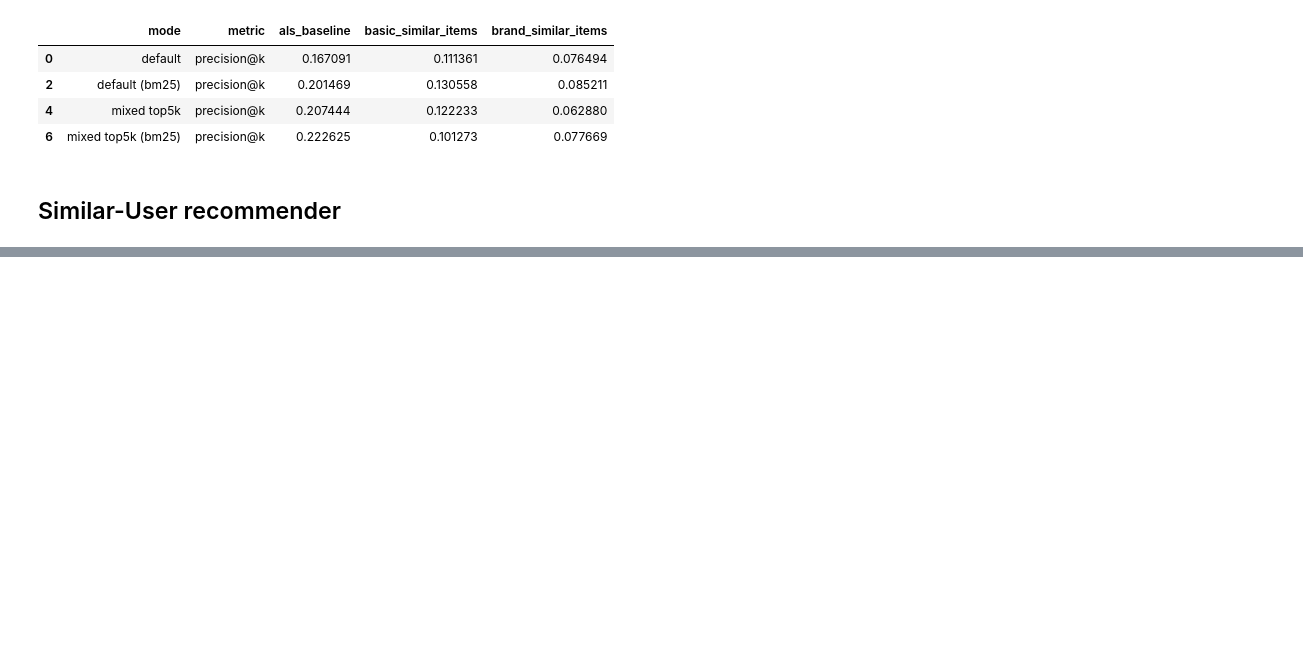
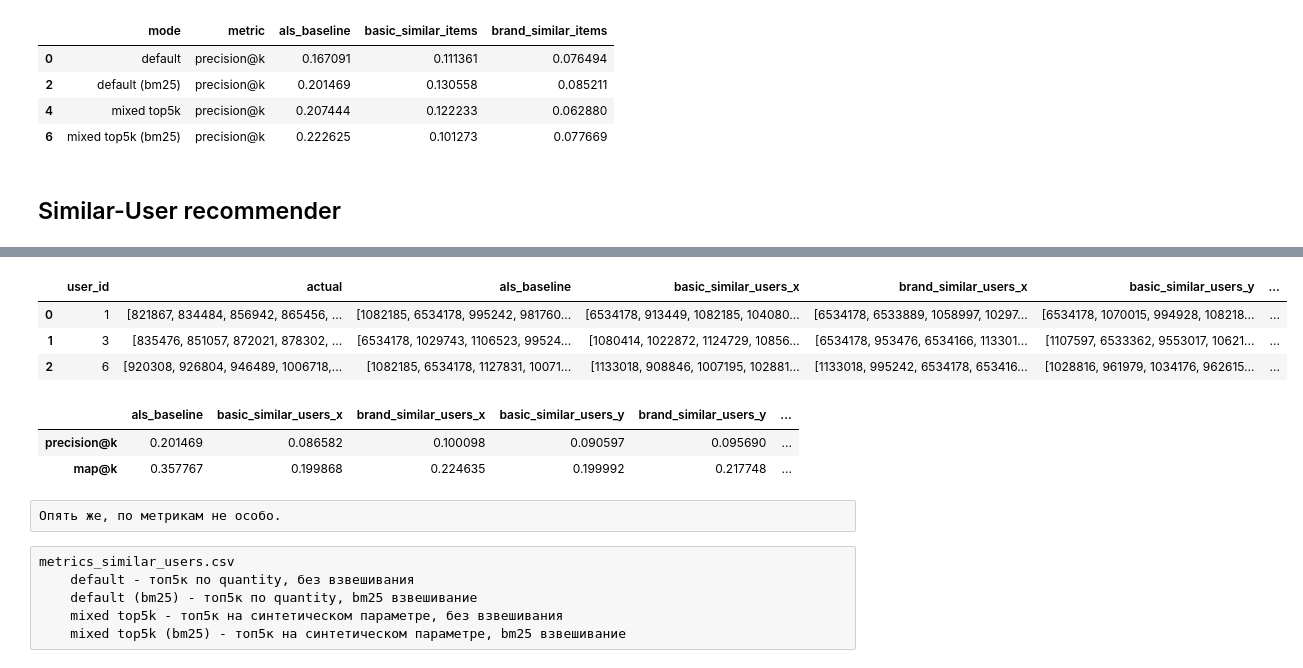
Before and after one commit to j2cry/gb_recommends, a Jupyter notebook: hw4/hw4.ipynb, the cells around one changed output, grey strips where cells are left out. Cells and saved outputs as stored; diff of their text form; code cells hidden in the pictures; blank space fills up the shorter version.

Commit message:
hw4: Similar-User recommender
basic filter
private label filter
(non)weighted metrics

```diff
--- a/hw4/hw4.ipynb
+++ b/hw4/hw4.ipynb
@@ -396,0 +433,35 @@ metrics[metrics['metric'] == 'precision@k']
+# %%
+def similar_user_recommend(mdl, users, data, measure='popularity', k=5,
+                           filter_func=basic_user_filter, placeholder=(), title='similar_users'):
+    """"""
+    # для каждого юзера из запроса находим K ближайших
+    sim = pd.Series(users).apply(lambda uid: get_nearest_users(mdl, userid=uid, k=k))
+    # для каждого пользователя в запросе составляем общий список товаров из топ К покупок каждого ближайшего пользователя
+    # полученные списки содержат наиболее релевантные товары ближайшего(-их) пользователя(-ей)
+    all_items = data.groupby(['user_id', 'item_id'])[measure].sum().reset_index()
+    items = sim.apply(lambda x: filter_top_for_users(all_items, x, measure, k)['item_id'].drop_duplicates().values)
+    # теперь можем дополнительно отфильтровать полученные списки
+    #   по умолчанию берем первые К товаров
+    items = items.apply(lambda val: filter_func(val, k) if filter_func and callable(filter_func) else lambda x: x[:k])
+    # если похожие пользователи мало покупали, то рекомендаций может не хватить
+    sizes = items.apply(len)
+    if (low_pred := items.index[sizes < k]).any():
+        cprint(f"Some users have less than {k} predictions!", BColor.WARNING)
+        print(low_pred.tolist())
+        # какая-то обработка подобных ситуаций
+    if (nan_pred := items.index[sizes == 0]).any():
+        cprint(f"Some users have no predictions at all!", BColor.FAIL)
+        print(nan_pred.tolist())
+        # какая-то обработка подобных ситуаций
+    items.name = title
+    items.index = users
+    return items
+# %%
+# init predictions
+predictions = baseline.copy()
+# %%
+%%time
+# базовые рекомендации по similar user
+basic_similar_users = similar_user_recommend(model, baseline['user_id'], top_train, measure='popularity',
+                                             k=5, title='basic_similar_users')
+predictions = predictions.merge(basic_similar_users, on='user_id', how='left')
@@ -396,0 +473,6 @@ metrics[metrics['metric'] == 'precision@k']
+# %%
+%%time
+# рекомендации по similar user предпочтительно private brand
+brand_similar_users = similar_user_recommend(model, baseline['user_id'], top_train, measure='popularity',
+                                             k=5, title='brand_similar_users', filter_func=private_label_user_filter)
+predictions = predictions.merge(brand_similar_users, on='user_id', how='left')
@@ -396,0 +484,22 @@ metrics[metrics['metric'] == 'precision@k']
+# %%
+predictions.head(3)
+# %% [output]
+|  | user_id | actual | als_baseline | basic_similar_users_x | brand_similar_users_x | basic_similar_users_y | ... |
+| 0 | 1 | [821867, 834484, 856942, 865456, ... | [1082185, 6534178, 995242, 981760... | [6534178, 913449, 1082185, 104080... | [6534178, 6533889, 1058997, 10297... | [6534178, 1070015, 994928, 108218... | ... |
+| 1 | 3 | [835476, 851057, 872021, 878302, ... | [6534178, 1029743, 1106523, 99524... | [1080414, 1022872, 1124729, 10856... | [6534178, 953476, 6534166, 113301... | [1107597, 6533362, 9553017, 10621... | ... |
+| 2 | 6 | [920308, 926804, 946489, 1006718,... | [1082185, 6534178, 1127831, 10071... | [1133018, 908846, 1007195, 102881... | [1133018, 995242, 6534178, 653416... | [1028816, 961979, 1034176, 962615... | ... |
+# %%
+# расчет метрик
+compare_metrics(predictions)
+# %% [output]
+|  | als_baseline | basic_similar_users_x | brand_similar_users_x | basic_similar_users_y | brand_similar_users_y | ... |
+| precision@k | 0.201469 | 0.086582 | 0.100098 | 0.090597 | 0.095690 | ... |
+| map@k | 0.357767 | 0.199868 | 0.224635 | 0.199992 | 0.217748 | ... |
+# %% [raw]
+Опять же, по метрикам не особо.
+# %% [raw]
+metrics_similar_users.csv
+    default - топ5к по quantity, без взвешивания
+    default (bm25) - топ5к по quantity, bm25 взвешивание
+    mixed top5k - топ5к на синтетическом параметре, без взвешивания
+    mixed top5k (bm25) - топ5к на синтетическом параметре, bm25 взвешивание
```
Also changed, not shown: parts of 15 cells of this notebook, 2 other files.
